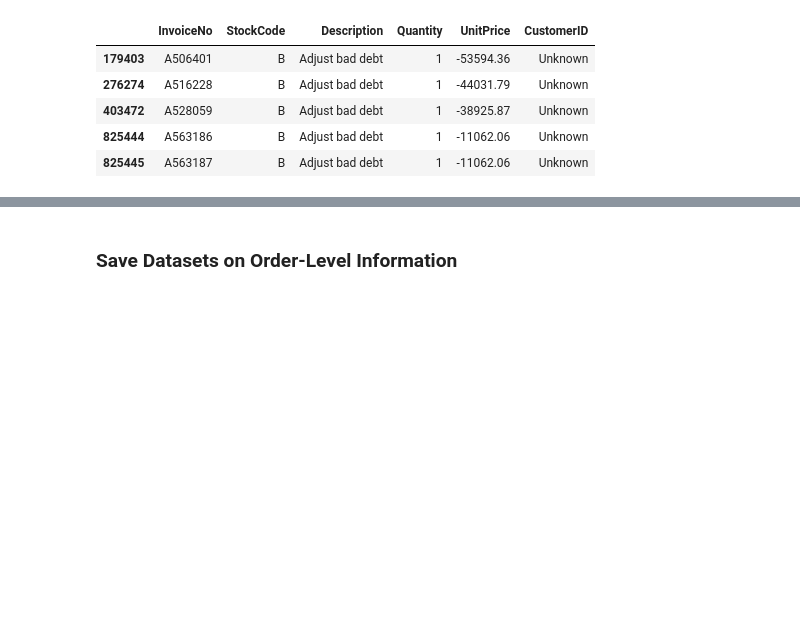
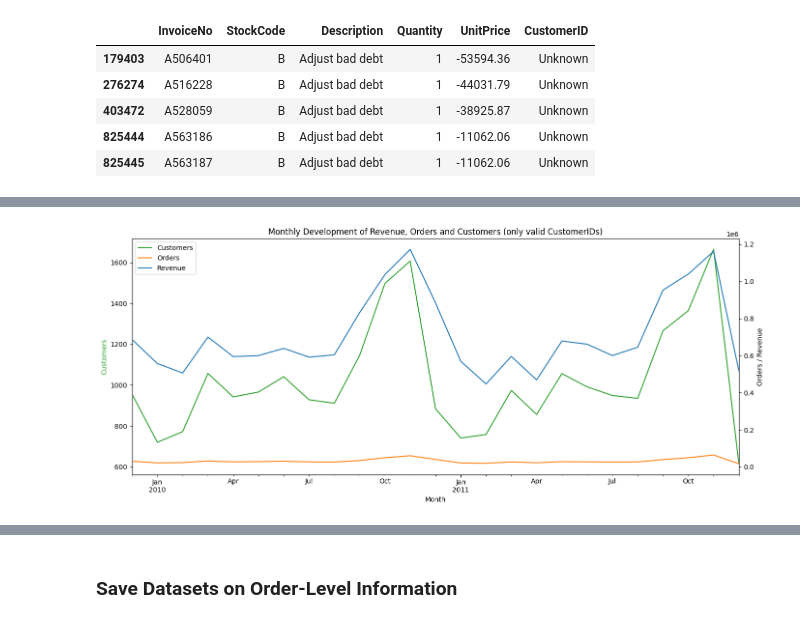
Before and after one commit to Thoericht/customer-segmentation-rfm-nlp, a Jupyter notebook: 02_notebooks/02_data_preparation.ipynb, the cells around one changed output, grey strips where cells are left out. Cells and saved outputs as stored; diff of their text form; code cells hidden in the pictures; blank space fills up the shorter version.

```diff
--- a/02_notebooks/02_data_preparation.ipynb
+++ b/02_notebooks/02_data_preparation.ipynb
@@ -343,0 +433,43 @@ Returns Dataset: Index(['InvoiceNo', 'StockCode', 'Description', 'Quantity', 'In
+# %%
+purchases_known = purchases[purchases['CustomerID'] != 'Unknown']
+
+timeline_revenue = (
+    purchases_known
+    .groupby(pd.Grouper(key='InvoiceDate', freq='ME'))['RevenueLine']
+    .sum()
+)
+
+timeline_orders = (
+    purchases_known
+    .groupby(pd.Grouper(key='InvoiceDate', freq='ME'))['InvoiceNo']
+    .count()
+)
+
+timeline_customers = (
+    purchases_known
+    .groupby(pd.Grouper(key='InvoiceDate', freq='ME'))['CustomerID']
+    .nunique()
+)
+
+
+fig, ax = plt.subplots(figsize=(14, 6))
+
+timeline_customers.plot(ax=ax, color='tab:green', label='Customers')
+ax.set_ylabel('Customers', color='tab:green')
+
+ax2 = ax.twinx()
+timeline_orders.plot(ax=ax2, color='tab:orange', label='Orders')
+timeline_revenue.plot(ax=ax2, color='tab:blue', label='Revenue')
+ax2.set_ylabel('Orders / Revenue')
+
+lines = ax.get_lines() + ax2.get_lines()
+labels = [line.get_label() for line in lines]
+ax.legend(lines, labels, loc='upper left')
+
+ax.set_xlabel('Month')
+ax.set_title('Monthly Development of Revenue, Orders and Customers (only valid CustomerIDs)')
+
+plt.tight_layout()
+plt.show()
+# %% [output]
+[figure, added]
```
Also changed, not shown: parts of 24 cells of this notebook, 2 other files.
